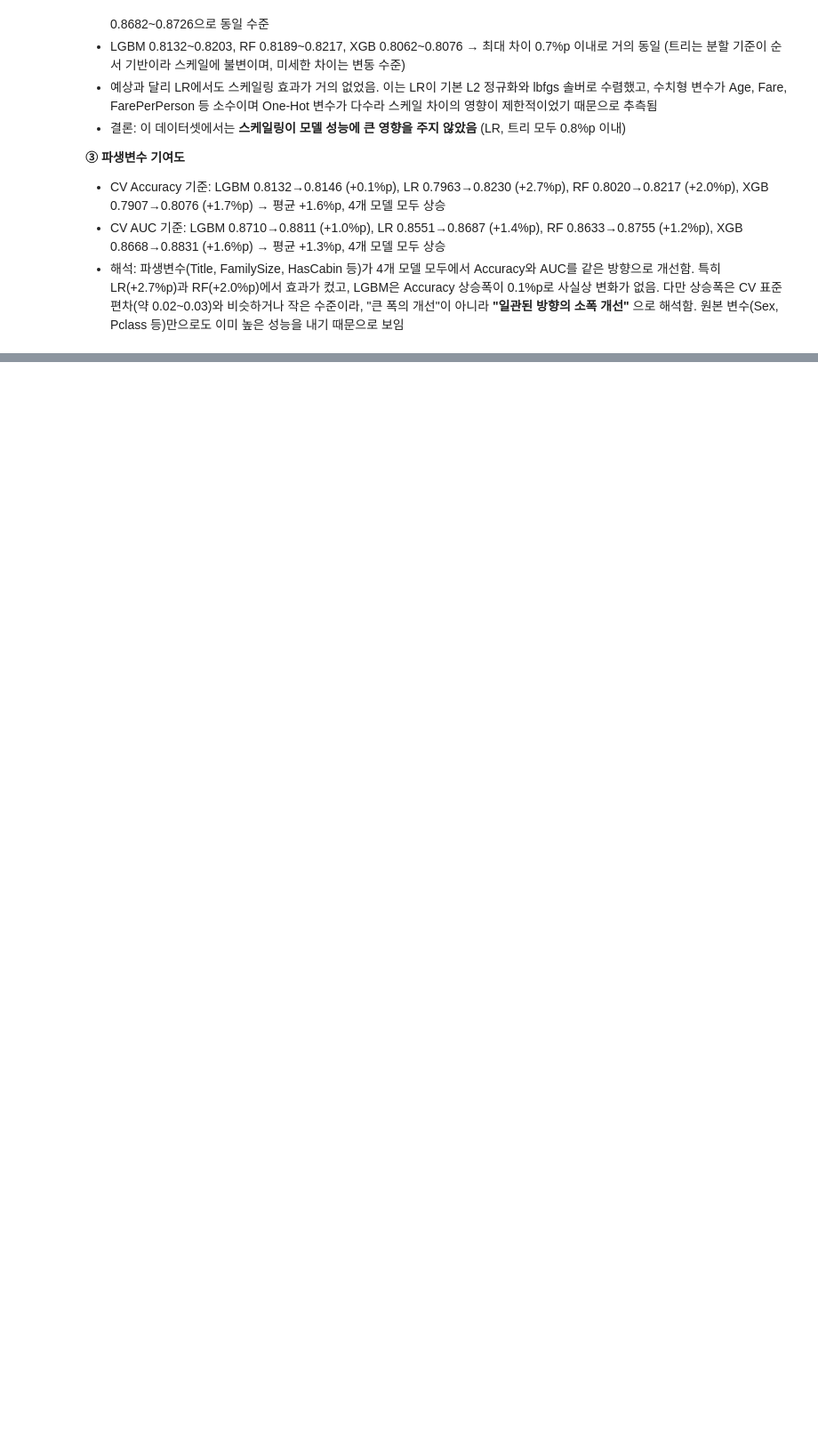
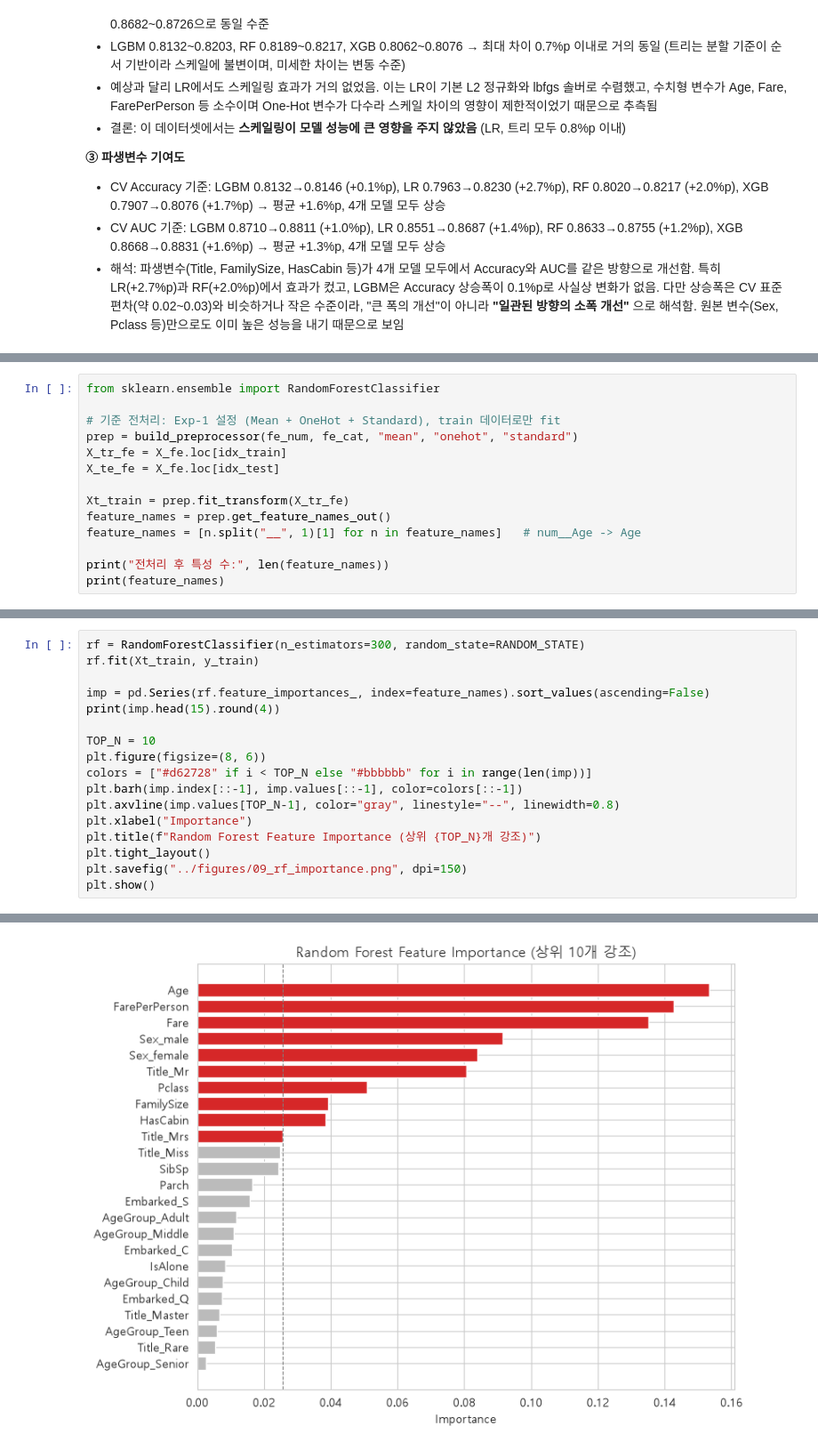
Before and after one commit to pckdou/Titanic, a Jupyter notebook: notebooks/titanic_fe.ipynb, the cells around one changed output, grey strips where cells are left out. Shown at 89% size. Saved outputs shown, nothing was run; the diff lists cells and outputs as text; blank space fills up the shorter version.

```diff
--- a/notebooks/titanic_fe.ipynb
+++ b/notebooks/titanic_fe.ipynb
@@ -560,0 +570,14 @@ FE:있음  0.8811  0.8687  0.8755  0.8831
+# %%
+from sklearn.ensemble import RandomForestClassifier
+
+# 기준 전처리: Exp-1 설정 (Mean + OneHot + Standard), train 데이터로만 fit
+prep = build_preprocessor(fe_num, fe_cat, "mean", "onehot", "standard")
+X_tr_fe = X_fe.loc[idx_train]
+X_te_fe = X_fe.loc[idx_test]
+
+Xt_train = prep.fit_transform(X_tr_fe)
+feature_names = prep.get_feature_names_out()
+feature_names = [n.split("__", 1)[1] for n in feature_names]   # num__Age -> Age
+
+print("전처리 후 특성 수:", len(feature_names))
+print(feature_names)
@@ -560,0 +587,18 @@ FE:있음  0.8811  0.8687  0.8755  0.8831
+# %%
+rf = RandomForestClassifier(n_estimators=300, random_state=RANDOM_STATE)
+rf.fit(Xt_train, y_train)
+
+imp = pd.Series(rf.feature_importances_, index=feature_names).sort_values(ascending=False)
+print(imp.head(15).round(4))
+
+TOP_N = 10
+plt.figure(figsize=(8, 6))
+colors = ["#d62728" if i < TOP_N else "#bbbbbb" for i in range(len(imp))]
+plt.barh(imp.index[::-1], imp.values[::-1], color=colors[::-1])
+plt.axvline(imp.values[TOP_N-1], color="gray", linestyle="--", linewidth=0.8)
+plt.xlabel("Importance")
+plt.title(f"Random Forest Feature Importance (상위 {TOP_N}개 강조)")
+plt.tight_layout()
+plt.savefig("../figures/09_rf_importance.png", dpi=150)
+plt.show()
+# %% [output]
@@ -560,0 +621 @@ FE:있음  0.8811  0.8687  0.8755  0.8831
+[figure, added]
```
Also changed, not shown: parts of 18 cells of this notebook, 13 other files.
